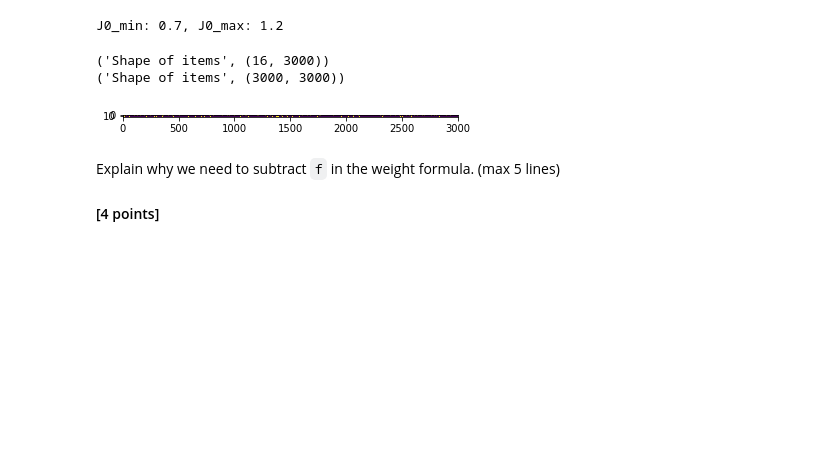
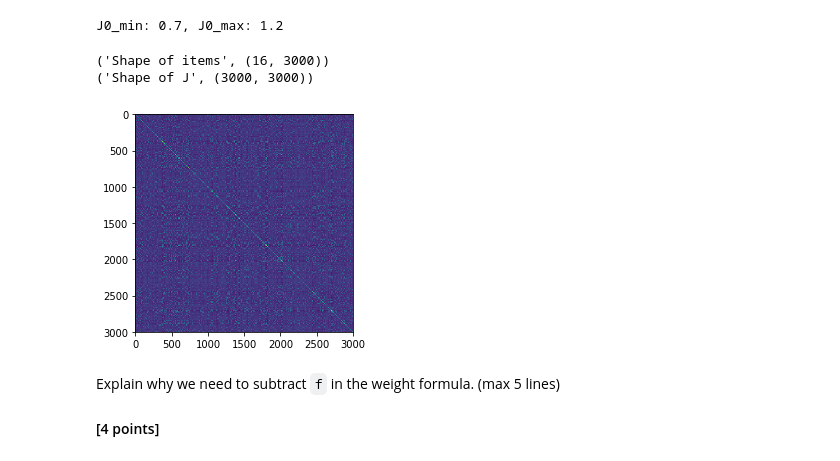
Before and after one commit to CamillaCarta/BMNN_projects, a Jupyter notebook: Ex2_Camilla_Carta_215621.ipynb, the cells around one changed output. Saved outputs shown, nothing was run; the diff lists cells and outputs as text; code cells hidden in the pictures; blank space fills up the shorter version.

```diff
--- a/Ex2_Camilla_Carta_215621.ipynb
+++ b/Ex2_Camilla_Carta_215621.ipynb
@@ -603,20 +603,21 @@ J0_min: 0.7, J0_max: 1.2
 # %%
 ## Initialize patterns and weights (!!! for loops = -1 point !!!)
 
 ## find the right probability distibution within the numpy.random library
 items = [np.random.choice([0, 1], N, p = [1-f, f]) for i in range(L)]
 ## Check that items has the right shape
 print("Shape of items",  np.shape(items))
 
 items_sub = np.array(items) - f
  ## implement the definition of the weight matrix, find the right numpy function for matrix multiplication
 J = 1/(N*f*(1-f)) * np.dot(items_sub.T, items_sub)
+plt.imshow(J)
 ## Check that J has the right shape
-print("Shape of items",  np.shape(J))
+print("Shape of J",  np.shape(J))
 # %% [output]
 ('Shape of items', (16, 3000))
-('Shape of items', (3000, 3000))
+('Shape of J', (3000, 3000))
-[figure, old version]
+[figure, new version]
 # %% [markdown]
 Explain why we need to subtract `f` in the weight formula. (max 5 lines)
 #### [4 points]
```
Also changed, not shown: parts of 5 cells of this notebook.
